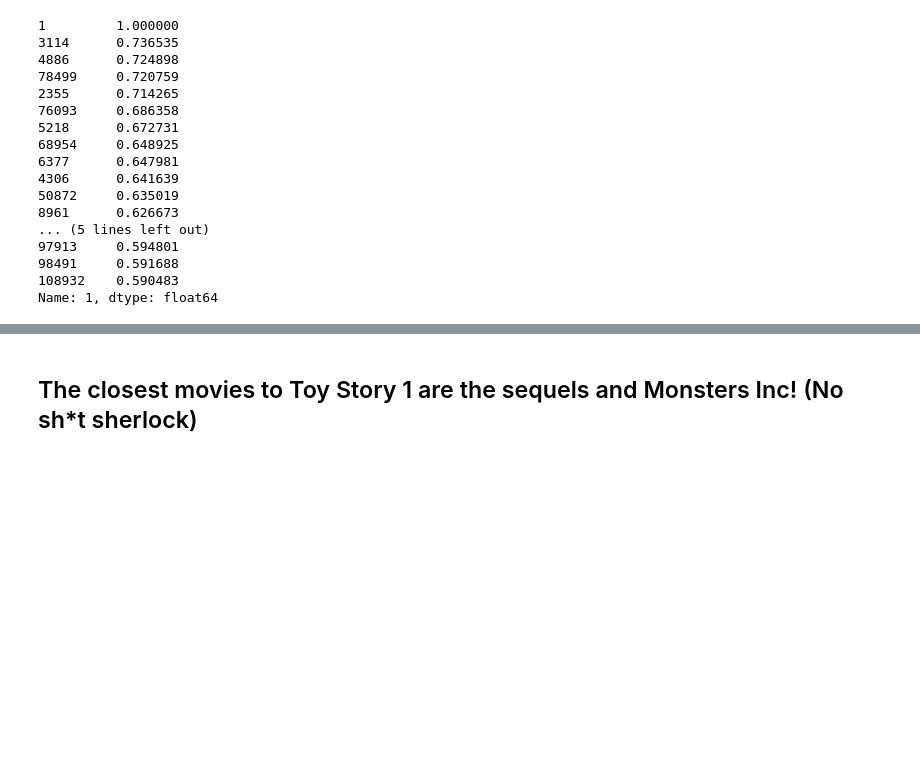
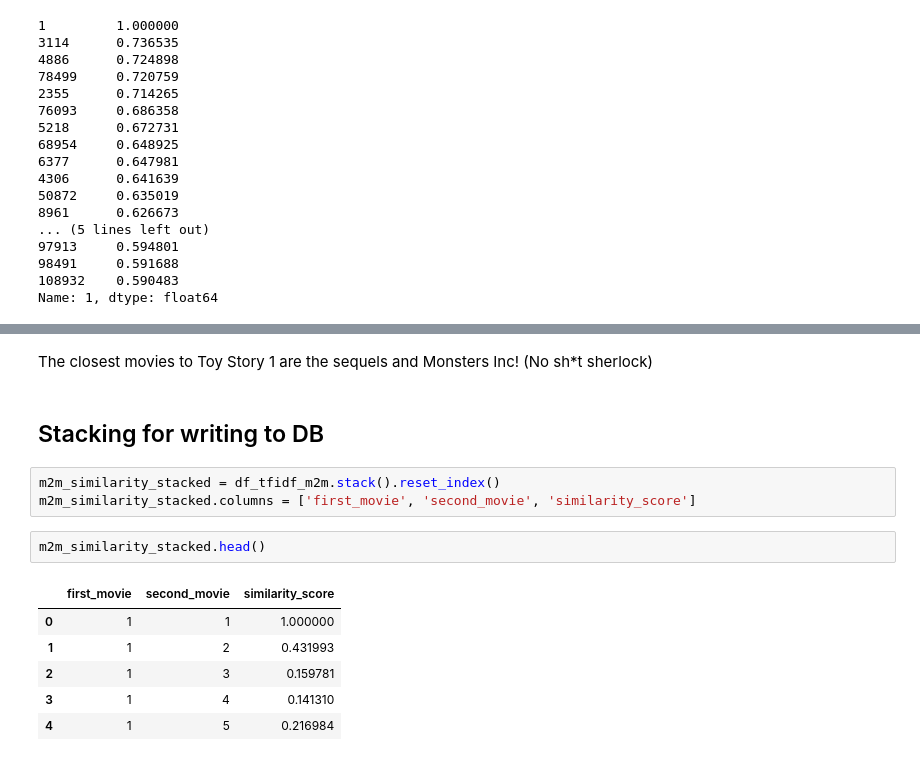
Before and after one commit to osama-haggag/movie-time, a Jupyter notebook: movie_time_investigation.ipynb, the cells around one changed output, grey strips where cells are left out. Drawn from its saved outputs; the diff is of its cells as text; blank space fills up the shorter version.

```diff
--- a/movie_time_investigation.ipynb
+++ b/movie_time_investigation.ipynb
@@ -258,2 +262,16 @@ dataset_with_tags[dataset_with_tags.movieId == 78499]
 # %% [markdown]
-## The closest movies to Toy Story 1 are the sequels and Monsters Inc! (No sh*t sherlock)
+The closest movies to Toy Story 1 are the sequels and Monsters Inc! (No sh*t sherlock)
+# %% [markdown]
+## Stacking for writing to DB
+# %%
+m2m_similarity_stacked = df_tfidf_m2m.stack().reset_index()
+m2m_similarity_stacked.columns = ['first_movie', 'second_movie', 'similarity_score']
+# %%
+m2m_similarity_stacked.head()
+# %% [output]
+|  | first_movie | second_movie | similarity_score |
+| 0 | 1 | 1 | 1.000000 |
+| 1 | 1 | 2 | 0.431993 |
+| 2 | 1 | 3 | 0.159781 |
+| 3 | 1 | 4 | 0.141310 |
+| 4 | 1 | 5 | 0.216984 |
```
Also changed, not shown: parts of 19 cells of this notebook.
